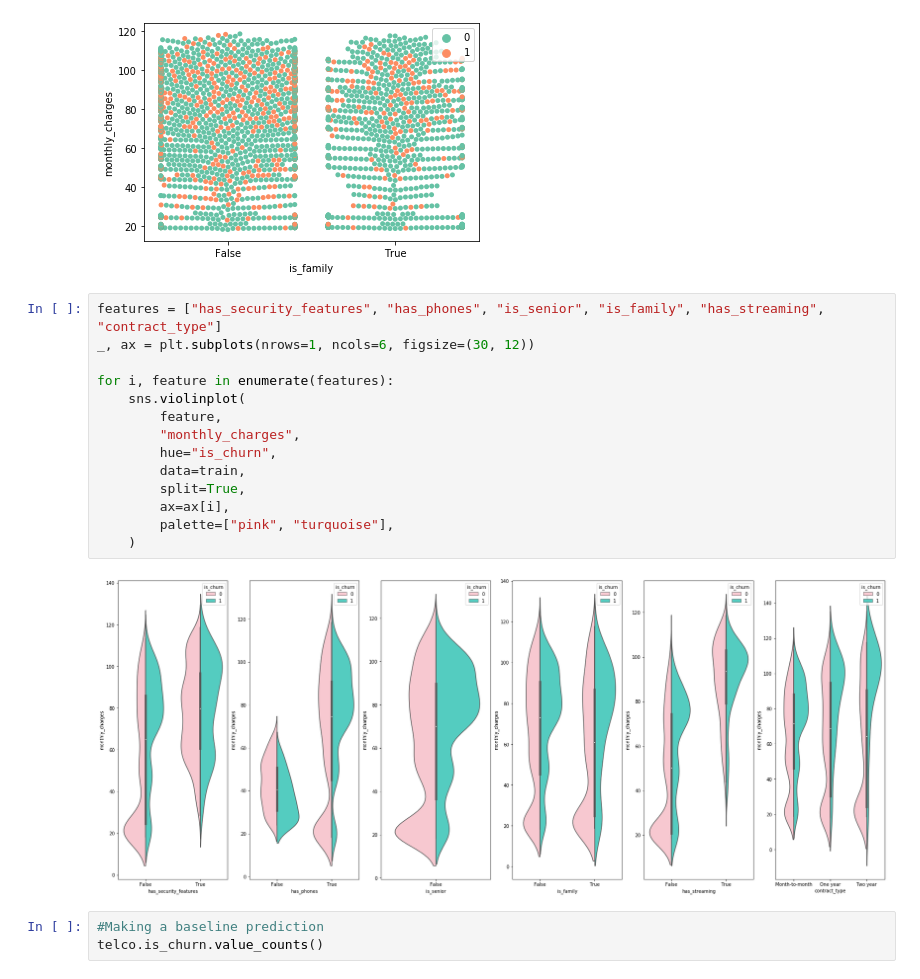
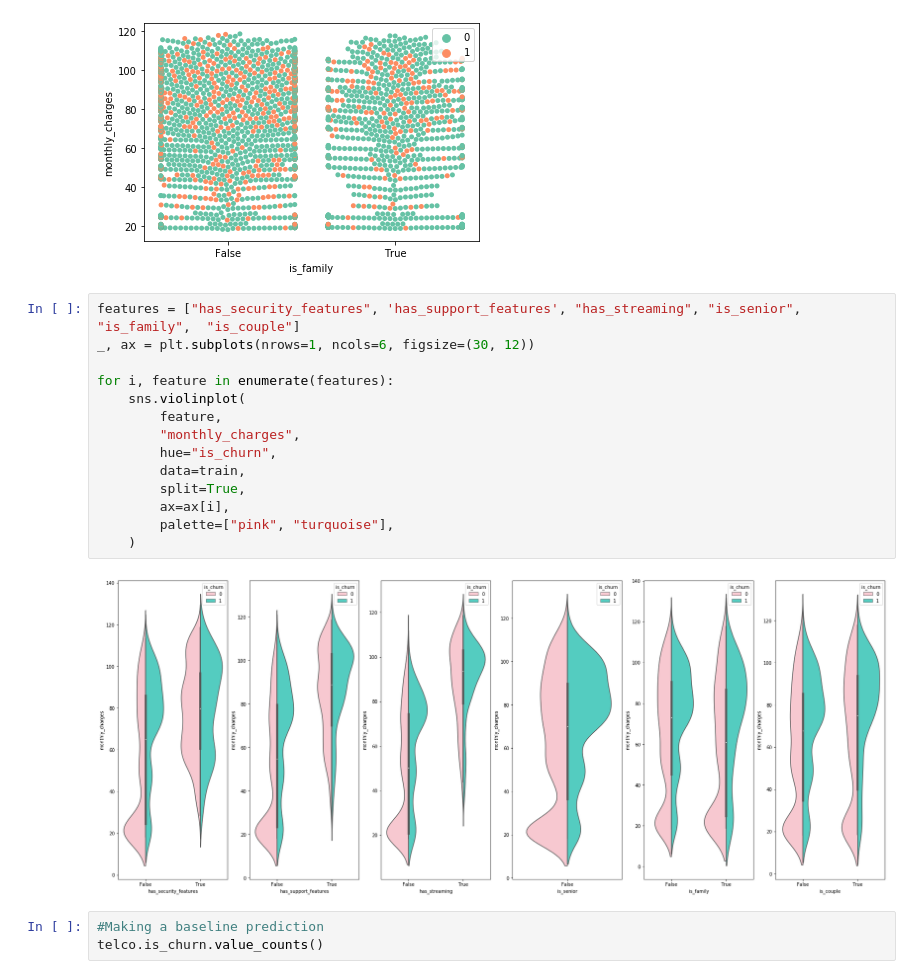
Before and after one commit to GabbyBarajasBroussard/classification-project, a Jupyter notebook: final_presentation_notebook.ipynb, the cells around one changed output. Drawn from its saved outputs; the diff is of its cells as text.

```diff
--- a/final_presentation_notebook.ipynb
+++ b/final_presentation_notebook.ipynb
@@ -376,21 +378,21 @@ plt.legend()
 <matplotlib.legend.Legend at 0x...>
 [figure]
 # %%
-features = ["has_security_features", "has_phones", "is_senior", "is_family", "has_streaming", "contract_type"]
+features = ["has_security_features", 'has_support_features', "has_streaming", "is_senior", "is_family",  "is_couple"]
 _, ax = plt.subplots(nrows=1, ncols=6, figsize=(30, 12))
 
 for i, feature in enumerate(features):
     sns.violinplot(
         feature,
         "monthly_charges",
         hue="is_churn",
         data=train,
         split=True,
         ax=ax[i],
         palette=["pink", "turquoise"],
     )
 # %% [output]
-[figure, old version]
+[figure, new version]
 # %%
 #Making a baseline prediction
 telco.is_churn.value_counts()
```
Also changed, not shown: parts of 31 cells of this notebook.
